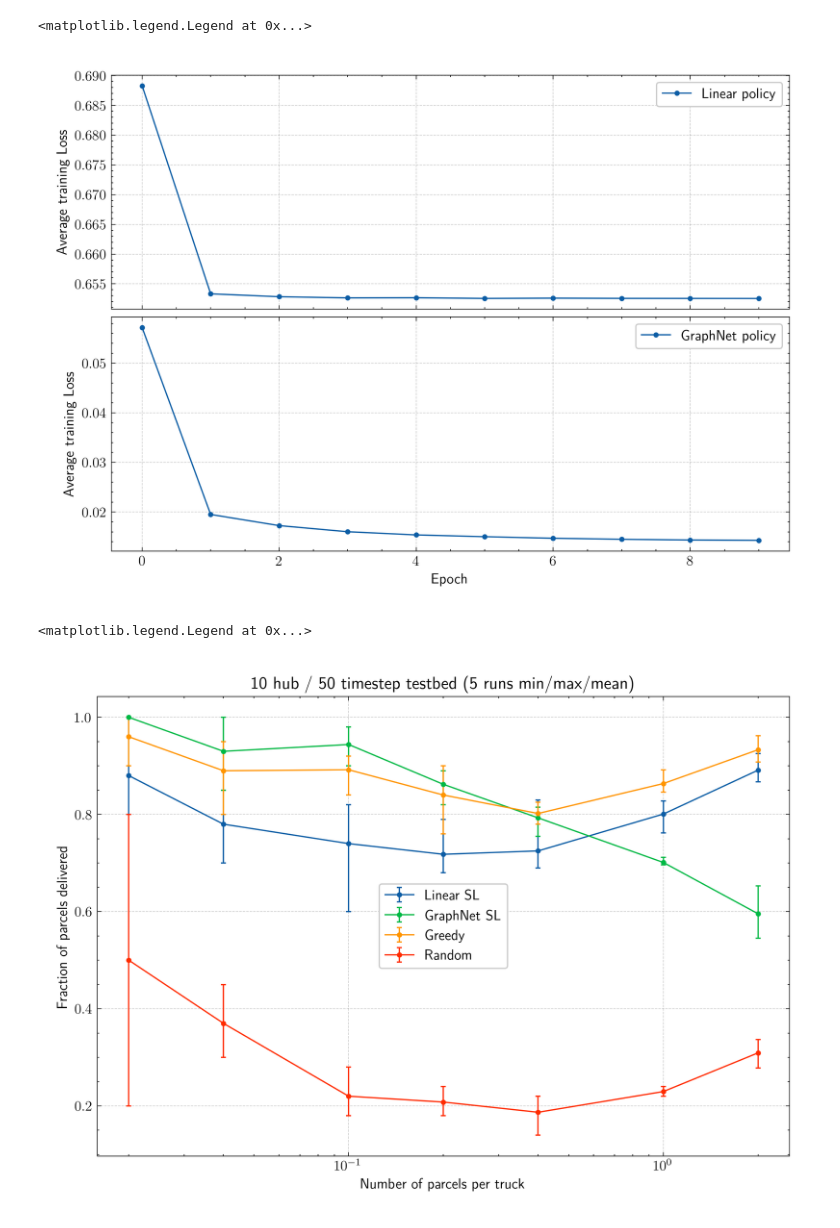
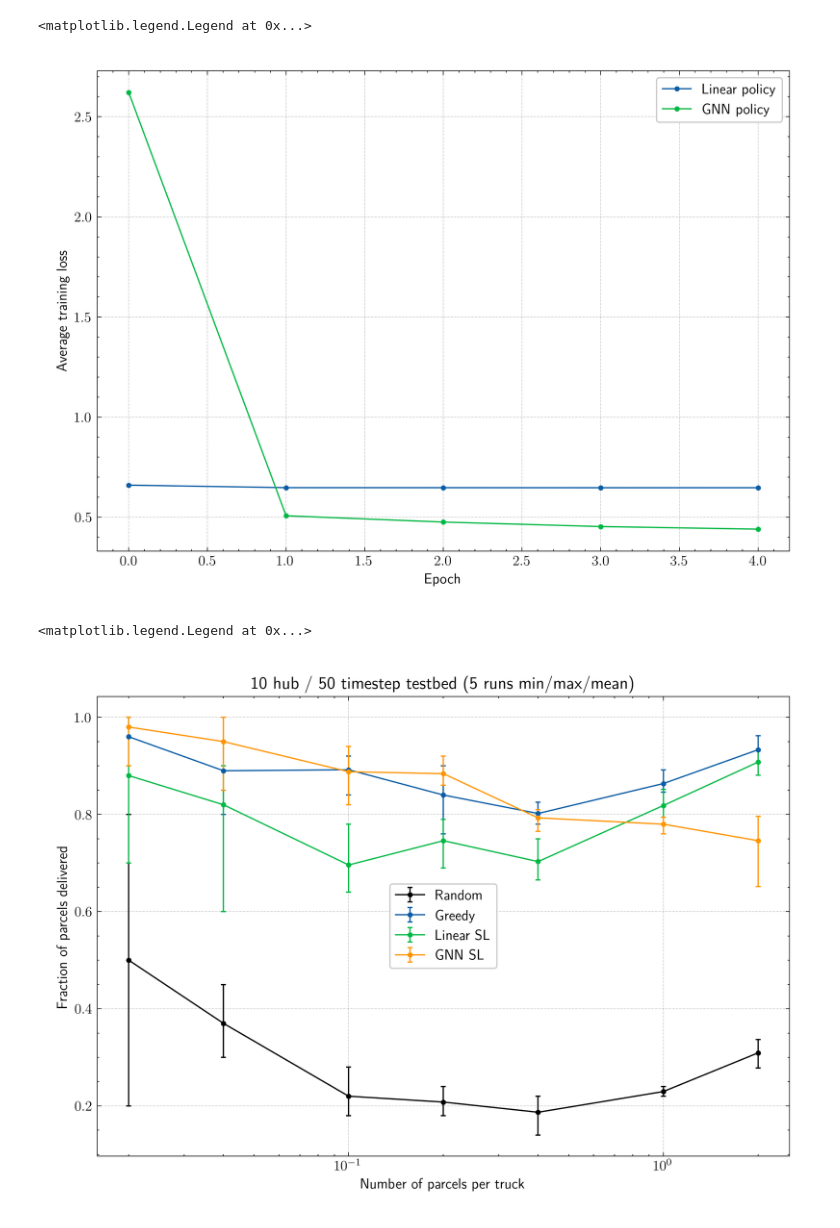
Before and after one commit to google-research/laurel, a Jupyter notebook: notebooks/supervised_control.ipynb, the cells around one changed output. Drawn from its saved outputs; the diff is of its cells as text; code cells hidden in the pictures.

```diff
--- a/notebooks/supervised_control.ipynb
+++ b/notebooks/supervised_control.ipynb
@@ -11,6 +14,8 @@ W = init_plotting(latex=True)
 rng = np.random.default_rng(42)
 key = jax.random.PRNGKey(42)
 # %%
+nums_parcels = [10, 20, 50, 100, 200, 500, 1000]
+
 # Initialize training MDP.
 env = mdp.MiddleMileMDP(
     num_hubs=10,
@@ -25,34 +30,37 @@ env = mdp.MiddleMileMDP(
 )
 
 # Training parameters
-num_rollouts = 30
-num_epochs = 10
+num_rollouts = 100
+num_epochs = 5
 num_feature_graph_steps = 3
 # %%
 # Train linear policy with supervised learning.
 linear_controller = control.LinearSupervisedController(
     rng, key, env, num_rollouts, num_epochs
 )
-losses_linear = linear_controller.train()
+losses_linear = linear_controller.train(
+    pb_data=tqdm, pb_epoch=tqdm, pb_batch=partial(tqdm, leave=False)
+)
 # %%
 # Train GNN policy with supervised learning.
 gnn_controller = control.GNNSupervisedController(
     rng, key, env, num_rollouts, num_epochs, num_feature_graph_steps
 )
-losses_gnn = gnn_controller.train()
+losses_gnn = gnn_controller.train(
+    pb_data=tqdm, pb_epoch=tqdm, pb_batch=partial(tqdm, leave=False)
+)
 # %%
 # Plot training curve.
-fig, ax = plt.subplots(2, 1, sharex=True)
-ax[0].set_ylabel('Average training Loss')
-ax[1].set_ylabel('Average training Loss')
-ax[1].set_xlabel('Epoch')
-ax[0].plot(losses_linear, '.-', label='Linear policy')
-ax[1].plot(losses_gnn, '.-', label='GraphNet policy')
-ax[0].legend()
-ax[1].legend()
+fig, ax = plt.subplots()
+ax.set_ylabel('Average training loss')
+ax.set_xlabel('Epoch')
+ax.set_xticks(np.arange(num_epochs) + 1)
+ax.plot(losses_linear, '.-', label='Linear policy')
+ax.plot(losses_gnn, '.-', label='GNN policy')
+ax.legend()
 # %% [output]
 <matplotlib.legend.Legend at 0x...>
-[figure, old version]
+[figure, new version]
 # %%
 # Linear SL vs. GNN SL vs. Greedy vs. Random policies.
 nums_parcels = [10, 20, 50, 100, 200, 500, 1000]
@@ -156,6 +164,28 @@ ax.set_xscale('log')
 num_hubs = 10
 timesteps = 50
 parcel_per_truck = np.array(nums_parcels) / (num_hubs * timesteps)
+ax.errorbar(
+    parcel_per_truck,
+    np.nanmean(random_perf, 1),
+    np.stack([
+        np.nanmean(random_perf, 1) - np.nanmin(random_perf, 1),
+        np.nanmax(random_perf, 1) - np.nanmean(random_perf, 1)
+    ]),
+    fmt='k.-',
+    capsize=2,
+    label=f'Random'
+)
+ax.errorbar(
+    parcel_per_truck,
+    np.nanmean(greedy_perf, 1),
+    np.stack([
+        np.nanmean(greedy_perf, 1) - np.nanmin(greedy_perf, 1),
+        np.nanmax(greedy_perf, 1) - np.nanmean(greedy_perf, 1)
+    ]),
+    fmt='.-',
+    capsize=2,
+    label=f'Greedy'
+)
 ax.errorbar(
     parcel_per_truck,
     np.nanmean(linear_perf, 1),
@@ -176,31 +206,9 @@ ax.errorbar(
     ]),
     fmt='.-',
     capsize=2,
-    label=f'GraphNet SL'
-)
-ax.errorbar(
-    parcel_per_truck,
-    np.nanmean(greedy_perf, 1),
-    np.stack([
-        np.nanmean(greedy_perf, 1) - np.nanmin(greedy_perf, 1),
-        np.nanmax(greedy_perf, 1) - np.nanmean(greedy_perf, 1)
-    ]),
-    fmt='.-',
-    capsize=2,
-    label=f'Greedy'
-)
-ax.errorbar(
-    parcel_per_truck,
-    np.nanmean(random_perf, 1),
-    np.stack([
-        np.nanmean(random_perf, 1) - np.nanmin(random_perf, 1),
-        np.nanmax(random_perf, 1) - np.nanmean(random_perf, 1)
-    ]),
-    fmt='.-',
-    capsize=2,
-    label=f'Random'
+    label=f'GNN SL'
 )
 ax.legend()
 # %% [output]
 <matplotlib.legend.Legend at 0x...>
-[figure, old version]
+[figure, new version]
```
Also changed, not shown: parts of 3 cells of this notebook, 5 other files.
